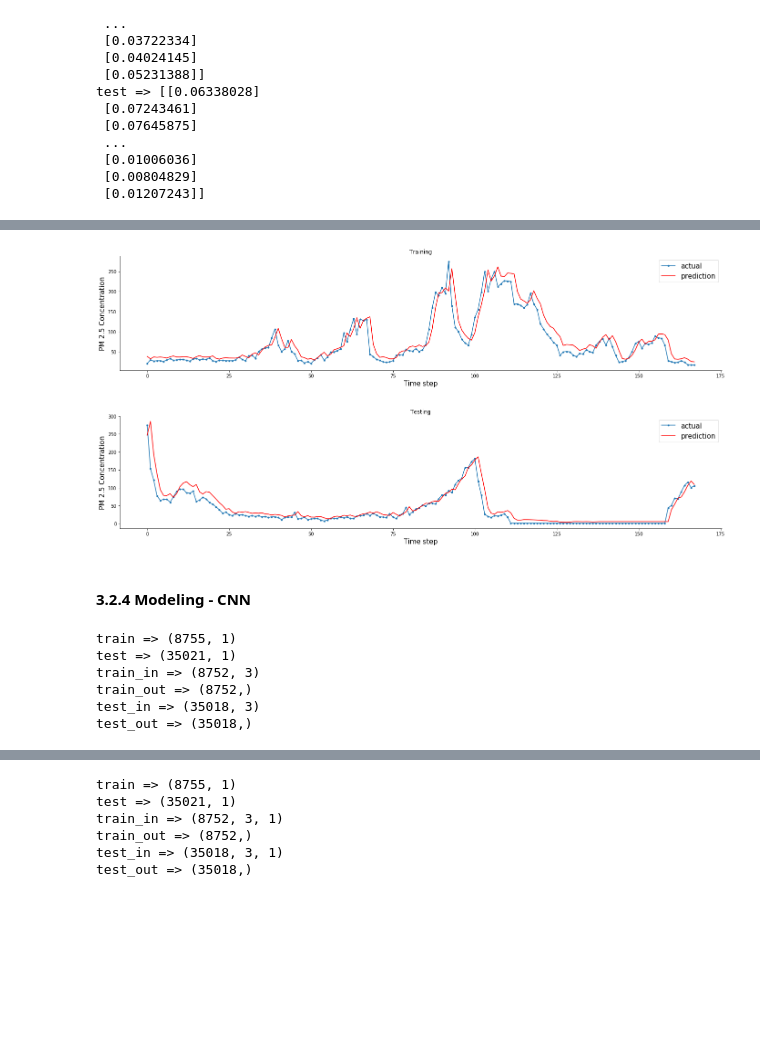
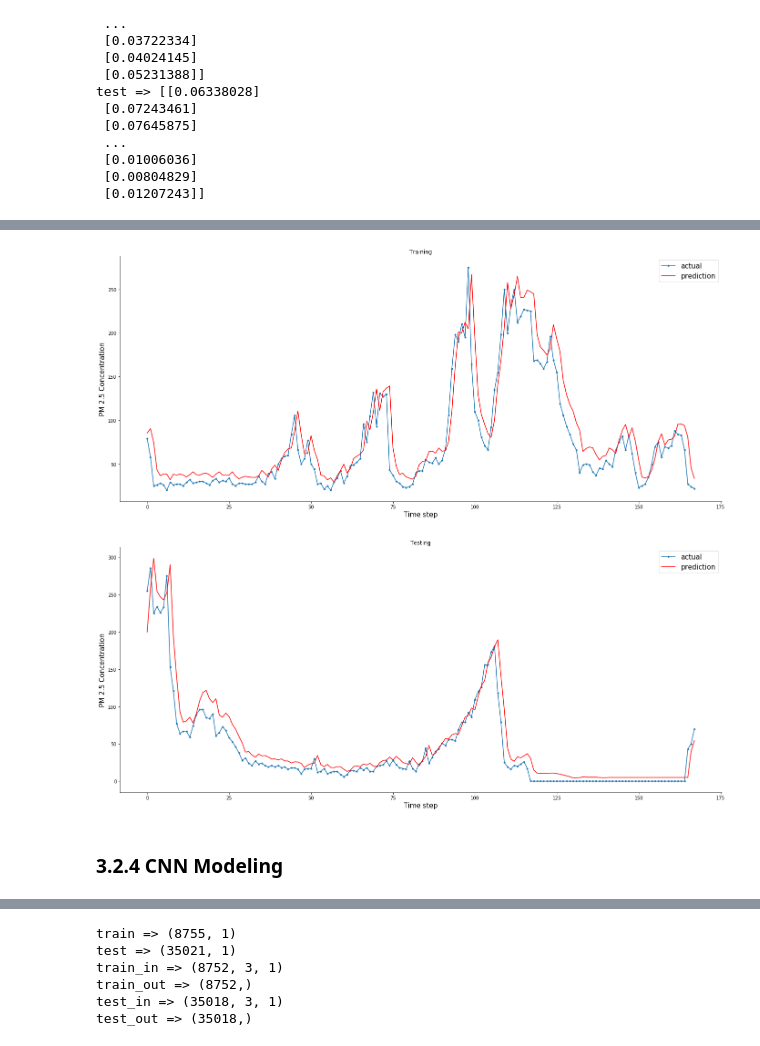
Before and after one commit to mocatfrio/computational-intelligence, a Jupyter notebook: 2019/final-project/terfinal-project-kk.ipynb, the cells around one changed output, grey strips where cells are left out. Saved outputs shown, nothing was run; the diff lists cells and outputs as text; code cells hidden in the pictures; blank space fills up the shorter version.

```diff
--- a/2019/final-project/terfinal-project-kk.ipynb
+++ b/2019/final-project/terfinal-project-kk.ipynb
@@ -413,32 +442,32 @@ plt.show();
 # %%
 rng = 24*7
 aa = [x for x in range(rng)]
 
-plt.figure(figsize=(20,4))
+plt.figure(figsize=(20,8))
 plt.plot(aa, data['train_out'][0][:rng], marker='.', label="actual")
 plt.plot(aa, prediction['train_predict'][:,0][:rng], 'r', label="prediction")
 plt.tight_layout()
 sns.despine(top=True)
 plt.subplots_adjust(left=0.07)
 plt.title('Training')
 plt.ylabel('PM 2.5 Concentration', size=15)
 plt.xlabel('Time step', size=15)
 plt.legend(fontsize=15)
 plt.show();
 
-plt.figure(figsize=(20,4))
+plt.figure(figsize=(20,8))
 plt.plot(aa, data['test_out'][0][:rng], marker='.', label="actual")
 plt.plot(aa, prediction['test_predict'][:,0][:rng], 'r', label="prediction")
 plt.tight_layout()
 sns.despine(top=True)
 plt.subplots_adjust(left=0.07)
 plt.title('Testing')
 plt.ylabel('PM 2.5 Concentration', size=15)
 plt.xlabel('Time step', size=15)
 plt.legend(fontsize=15)
 plt.show();
 # %% [output]
-[figure, old version]
+[figure, new version]
-[figure, old version]
+[figure, new version]
 # %% [markdown]
-#### 3.2.4 Modeling - CNN
+### 3.2.4 CNN Modeling
@@ -453,13 +474,3 @@ data['test_in'], data['test_out'] = split_sequence(data['test'], n_steps)
-# %%
-for key, val in data.items():
-    print('{} => {}'.format(key, val.shape))
-# %% [output]
-train => (8755, 1)
-test => (35021, 1)
-train_in => (8752, 3)
-train_out => (8752,)
-test_in => (35018, 3)
-test_out => (35018,)
 # %%
 # reshape input menjadi 3D array : [samples, time steps, features]
 data['train_in'] = np.reshape(data['train_in'], (data['train_in'].shape[0], data['train_in'] .shape[1], 1))
```
Also changed, not shown: parts of 27 cells of this notebook, 1 other file.
